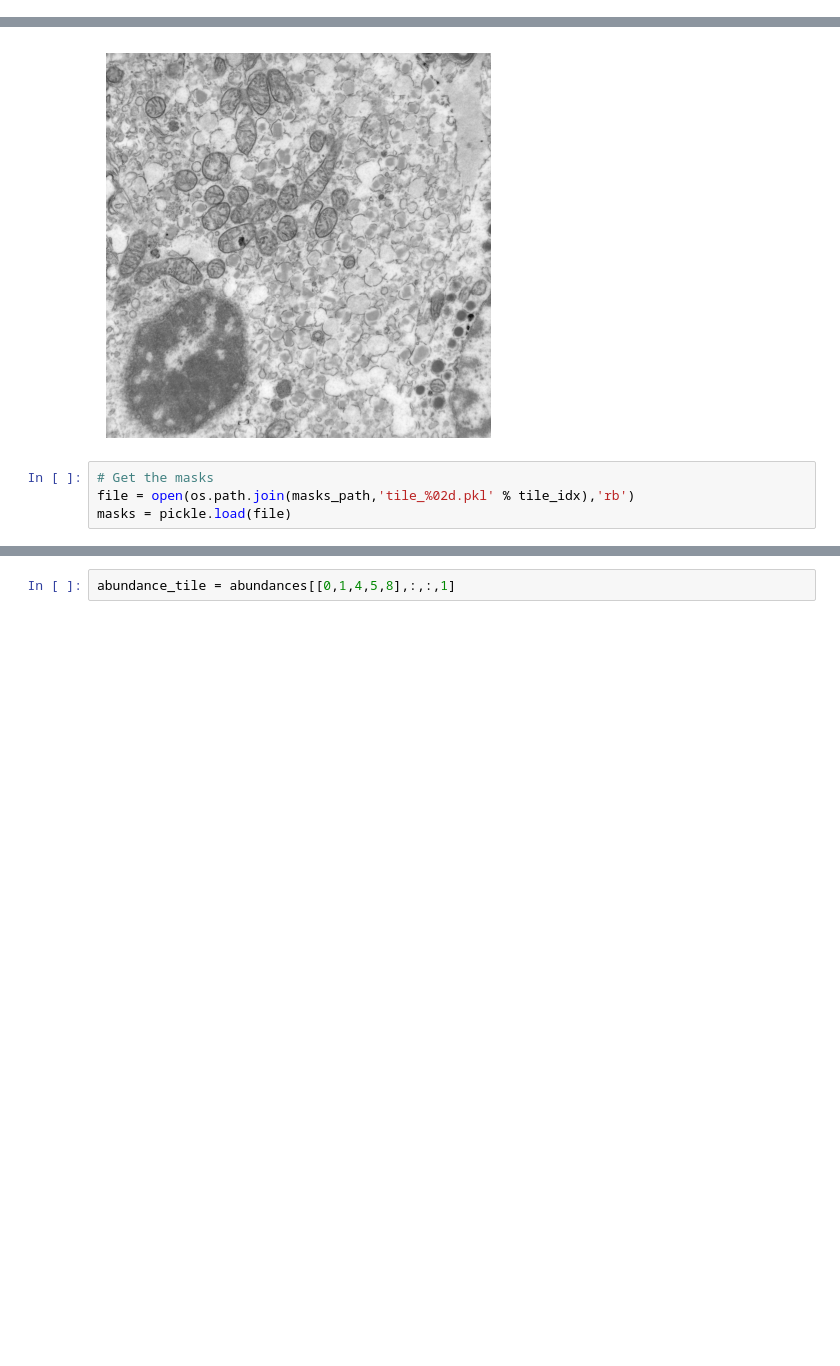
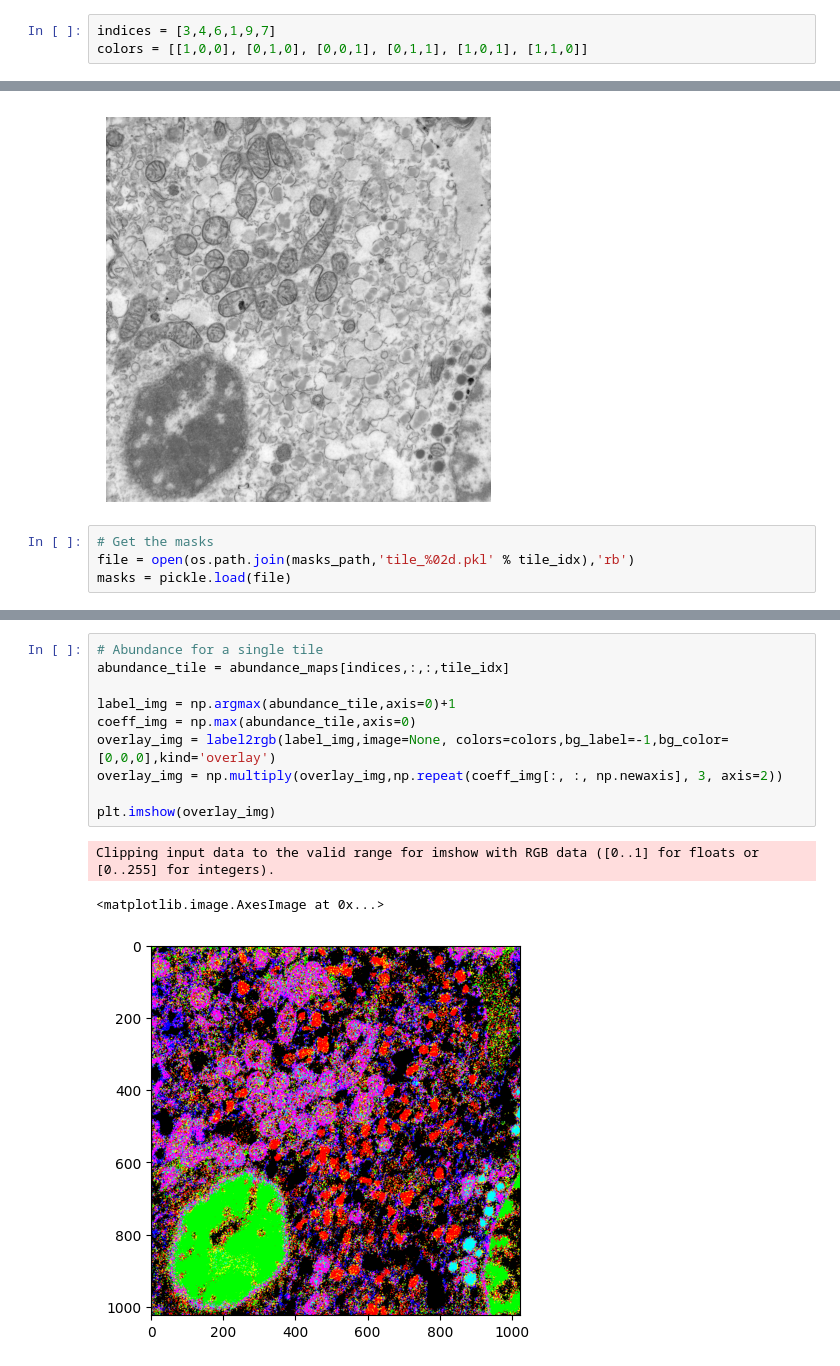
Before and after one commit to amjams/Identify, a Jupyter notebook: scripts/data_analysis/segmentation/demo_sam_and_edx.ipynb, the cells around one changed output, grey strips where cells are left out. Saved outputs shown, nothing was run; the diff lists cells and outputs as text; blank space fills up the shorter version.

```diff
--- a/scripts/data_analysis/segmentation/demo_sam_and_edx.ipynb
+++ b/scripts/data_analysis/segmentation/demo_sam_and_edx.ipynb
@@ -50,3 +57,6 @@ def show_anns_EDX(anns,abundance_tile,colors):
+# %%
+indices = [3,4,6,1,9,7]
+colors = [[1,0,0], [0,1,0], [0,0,1], [0,1,1], [1,0,1], [1,1,0]]
 # %% [markdown]
 ### load the stack of haadfs, SAM masks, abundance maps
 # %%
@@ -90,2 +100,14 @@ plt.show()
 # %%
-abundance_tile = abundances[[0,1,4,5,8],:,:,1]
+# Abundance for a single tile
+abundance_tile = abundance_maps[indices,:,:,tile_idx]
+
+label_img = np.argmax(abundance_tile,axis=0)+1
+coeff_img = np.max(abundance_tile,axis=0)
+overlay_img = label2rgb(label_img,image=None, colors=colors,bg_label=-1,bg_color=[0,0,0],kind='overlay')
+overlay_img = np.multiply(overlay_img,np.repeat(coeff_img[:, :, np.newaxis], 3, axis=2))
+
+plt.imshow(overlay_img)
+# %% [output]
+Clipping input data to the valid range for imshow with RGB data ([0..1] for floats or [0..255] for integers).
+<matplotlib.image.AxesImage at 0x...>
+[figure, added]
```
Also changed, not shown: parts of 7 cells of this notebook, 1 other file.
